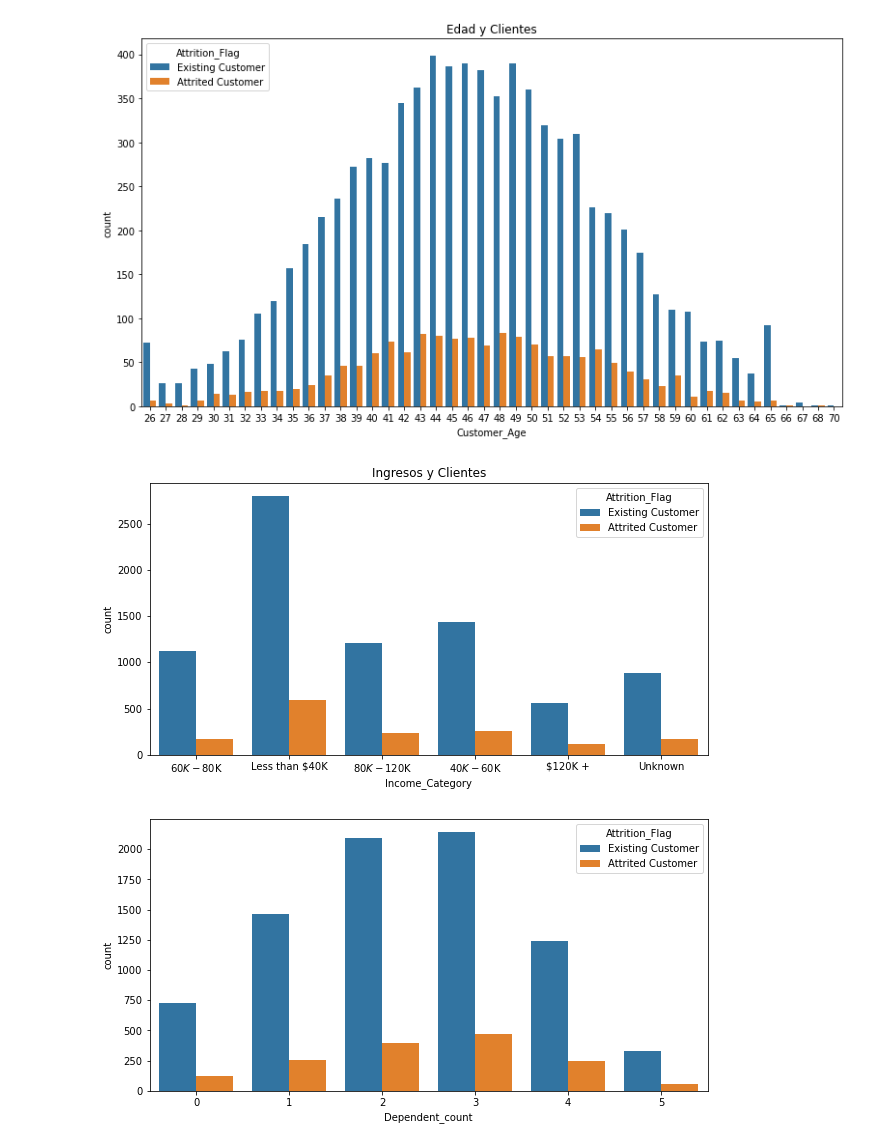
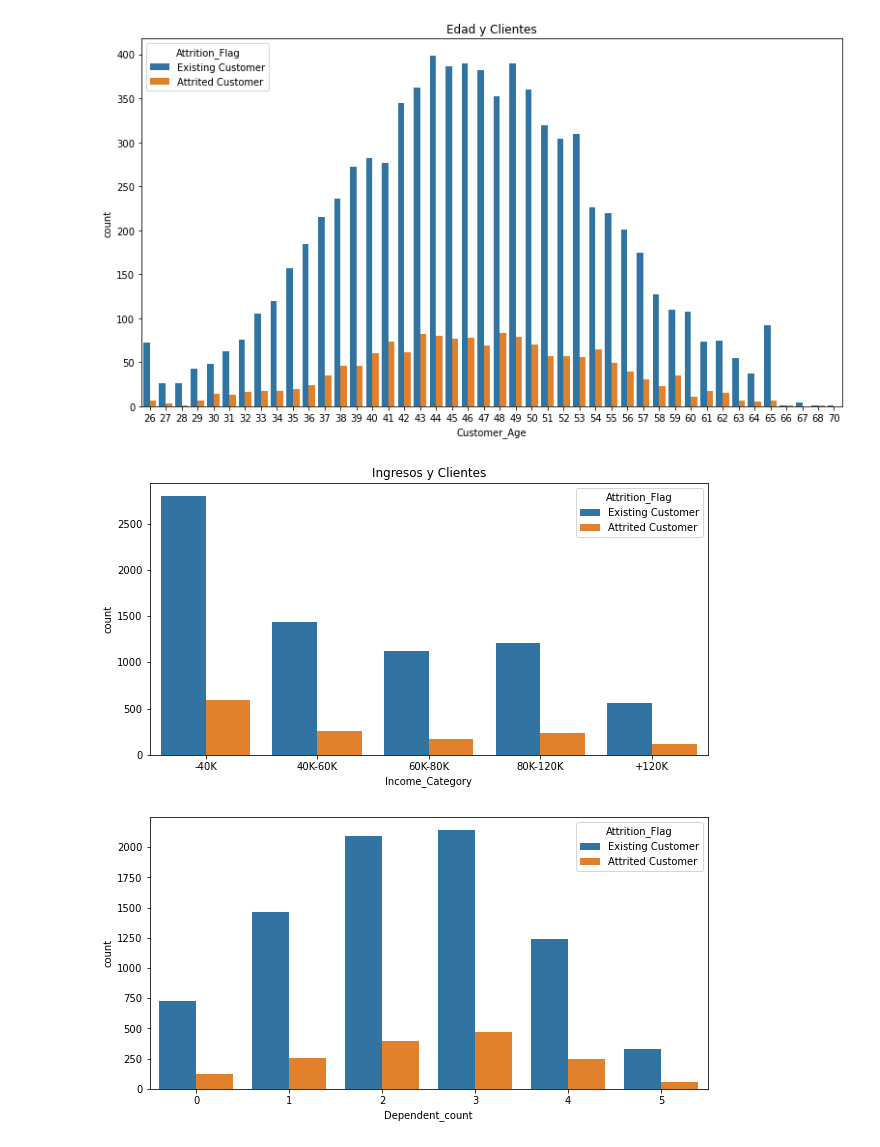
Before and after one commit to andreagonvic/Data-cleansing, a Jupyter notebook: CreditCardDataset.ipynb, the cells around one changed output. Saved outputs shown, nothing was run; the diff lists cells and outputs as text; code cells hidden in the pictures.

```diff
--- a/CreditCardDataset.ipynb
+++ b/CreditCardDataset.ipynb
@@ -53,6 +53,11 @@ Data columns (total 23 columns):
  22  Naive_Bayes_Classifier_Attrition_Flag_Card_Category_Contacts_Count_12_mon_Dependent_count_Education_Level_Months_Inactive_12_mon_2  10127 non-null  float64
 dtypes: float64(7), int64(10), object(6)
 memory usage: 1.8+ MB
+# %%
+# Modificaremos los datos de la variable Income_Category porque vemos que tienen algún caracter raro
+
+data.replace({'$60K - $80K':'60K-80K', 'Less than $40K':'-40K', '$80K - $120K':'80K-120K',
+              '$40K - $60K':'40K-60K','$120K +':'+120K'}, inplace=True)
 # %% [markdown]
 ## 2. Integración y selección de los datos
 # %%
@@ -164,7 +169,7 @@ datos_cleaned.hombre = datos_cleaned[datos_cleaned['Gender'] == "M"]
 
 # Agrupación por tipo de cliente
 datos_cleaned.existente = datos_cleaned[datos_cleaned['Attrition_Flag'] == "Existing Customer"]
-datos_cleaned.nuevo = datos_cleaned[datos_cleaned['Attrition_Flag'] == "Attrited Customer"]
+datos_cleaned.abandonado = datos_cleaned[datos_cleaned['Attrition_Flag'] == "Attrited Customer"]
 
 # Agrupación por tipo de tarjeta
 datos_cleaned.azul = datos_cleaned[datos_cleaned['Card_Category'] == "Blue"]
@@ -250,11 +299,12 @@ plt.show()
 [figure]
 # %%
 plt.figure(figsize=(10,5))
-plot=sns.countplot(x=datos_cleaned.Income_Category,hue=datos_cleaned.Attrition_Flag)
+plot=sns.countplot(x=datos_cleaned.Income_Category,hue=datos_cleaned.Attrition_Flag,
+                   order=['-40K','40K-60K','60K-80K','80K-120K','+120K'])
 plt.title("Ingresos y Clientes")
 plt.show()
 # %% [output]
-[figure, old version]
+[figure, new version]
 # %%
 plt.figure(figsize=(10,5))
 plot=sns.countplot(x=datos_cleaned.Dependent_count,hue=datos_cleaned.Attrition_Flag)
```
Also changed, not shown: parts of 11 cells of this notebook, 1 other file.
